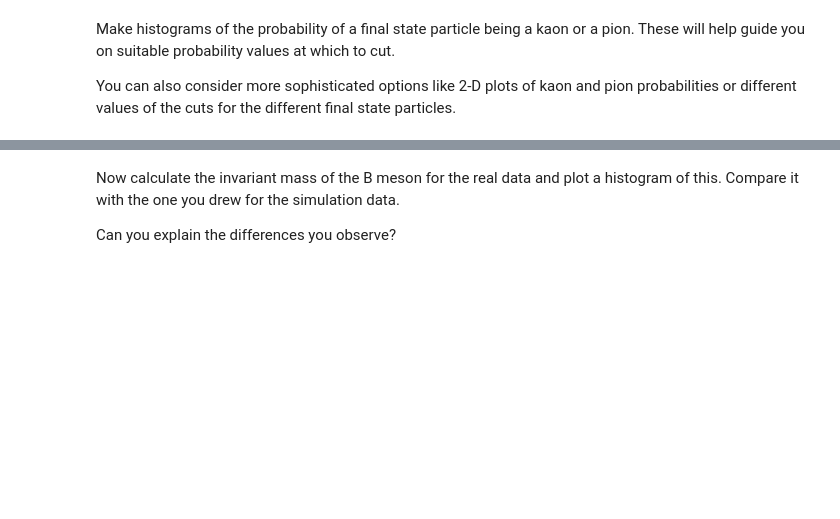
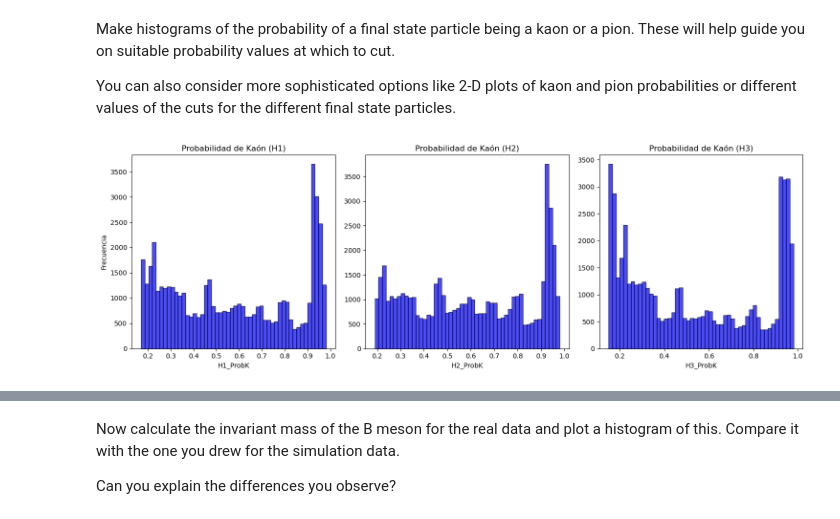
Before and after one commit to JFernando6321/computational-physics-projects, a Jupyter notebook: LHCb_Open_Data_Project_PWF.ipynb, the cells around one changed output, grey strips where cells are left out. Cells and saved outputs as stored; diff of their text form; code cells hidden in the pictures; blank space fills up the shorter version.

```diff
--- a/LHCb_Open_Data_Project_PWF.ipynb
+++ b/LHCb_Open_Data_Project_PWF.ipynb
@@ -271,3 +297,11 @@ We have provided an example preselection in the hints, so feel free to use that
+# %%
+# Make your preselection here, this line applies no preselection
+
+preselection = (
+    "(H1_isMuon == 0) & (H2_isMuon == 0) & (H3_isMuon == 0)"
+    "& (H1_ProbK > 0.17) & (H2_ProbK > 0.19) & (H3_ProbK > 0.15)"
+    "& (H1_ProbPi < 0.85) & (H2_ProbPi < 0.9) & (H3_ProbPi < 0.85)"
+)
 # %% [markdown]
 This next line of code just loads the real data into a new DataFrame, this may take a few minutes.
 It also applies the preselection that you have created if you called it preselection.
@@ -288,0 +340,23 @@ You can also consider more sophisticated options like 2-D plots of kaon and pion
+# %%
+# plot the probability that a final state particle is a kaon
+
+plt.figure(figsize=(15, 5))
+plt.subplot(1, 3, 1)
+plt.hist(real_data['H1_ProbK'], bins=50, alpha=0.7, color='blue', edgecolor='black')
+plt.title('Probabilidad de Kaón (H1)')
+plt.xlabel('H1_ProbK')
+plt.ylabel('Frecuencia')
+
+plt.subplot(1, 3, 2)
+plt.hist(real_data['H2_ProbK'], bins=50, alpha=0.7, color='blue', edgecolor='black')
+plt.title('Probabilidad de Kaón (H2)')
+plt.xlabel('H2_ProbK')
+
+plt.subplot(1, 3, 3)
+plt.hist(real_data['H3_ProbK'], bins=50, alpha=0.7, color='blue', edgecolor='black')
+plt.title('Probabilidad de Kaón (H3)')
+plt.xlabel('H3_ProbK')
+plt.tight_layout()
+plt.show()
+# %% [output]
+[figure, added]
```
Also changed, not shown: parts of 44 cells of this notebook.
